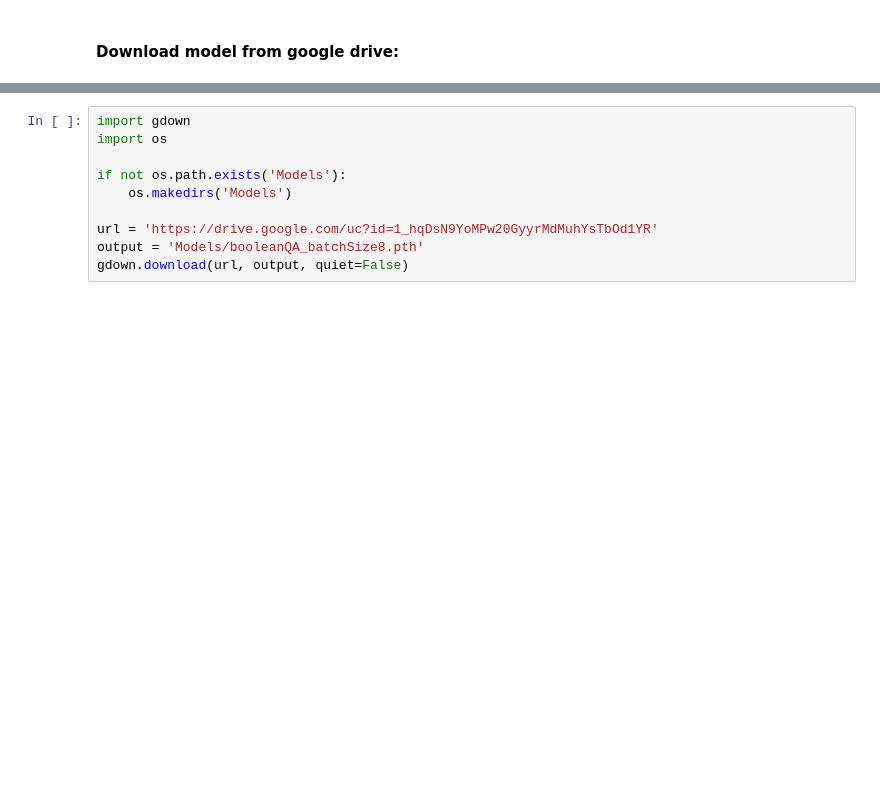
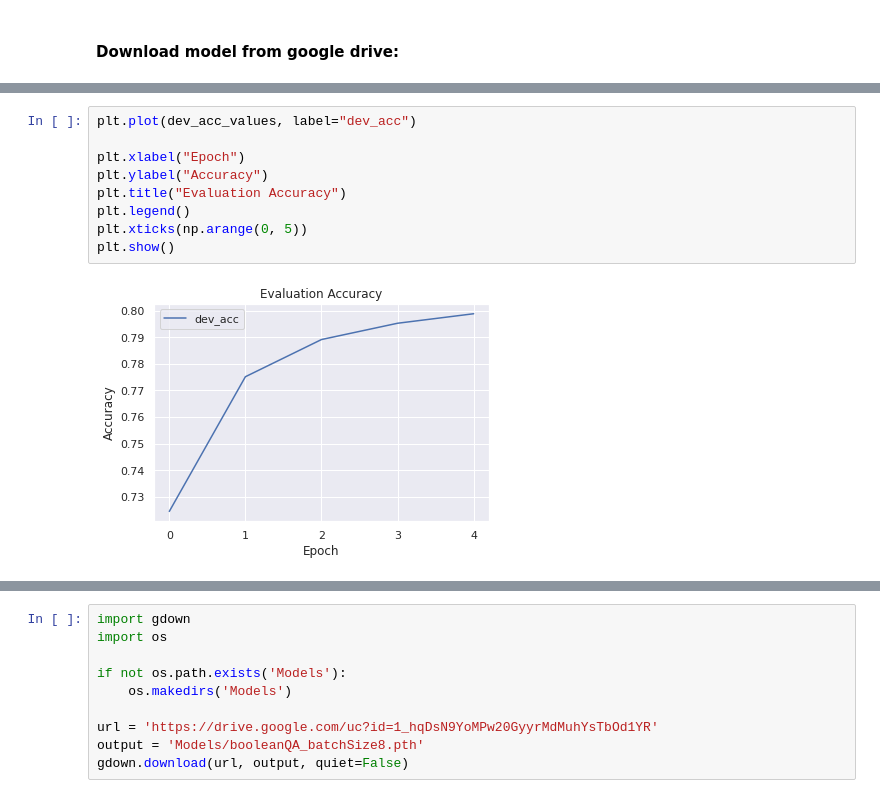
Before and after one commit to Anthonyive/DSCI-550-Assignment-1, a Jupyter notebook: notebooks/Add features.ipynb, the cells around one changed output, grey strips where cells are left out. Cells and saved outputs as stored; diff of their text form; blank space fills up the shorter version.

```diff
--- a/notebooks/Add features.ipynb
+++ b/notebooks/Add features.ipynb
@@ -16,0 +170,11 @@ Trained using: `booleanQATraining.py`
+# %%
+plt.plot(dev_acc_values, label="dev_acc")
+
+plt.xlabel("Epoch")
+plt.ylabel("Accuracy")
+plt.title("Evaluation Accuracy")
+plt.legend()
+plt.xticks(np.arange(0, 5))
+plt.show()
+# %% [output]
+[figure, added]
```
Also changed, not shown: parts of 8 cells of this notebook, 2 other files.
